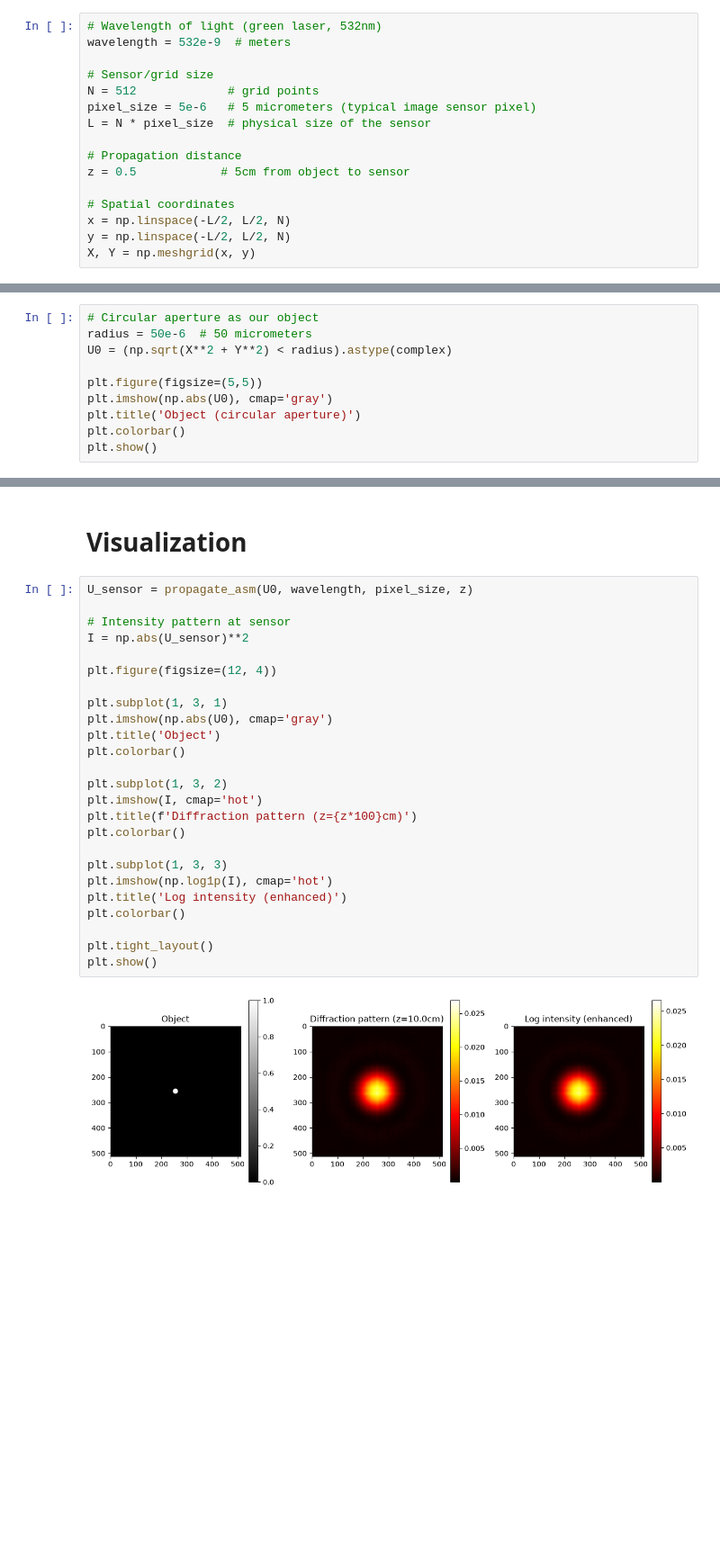
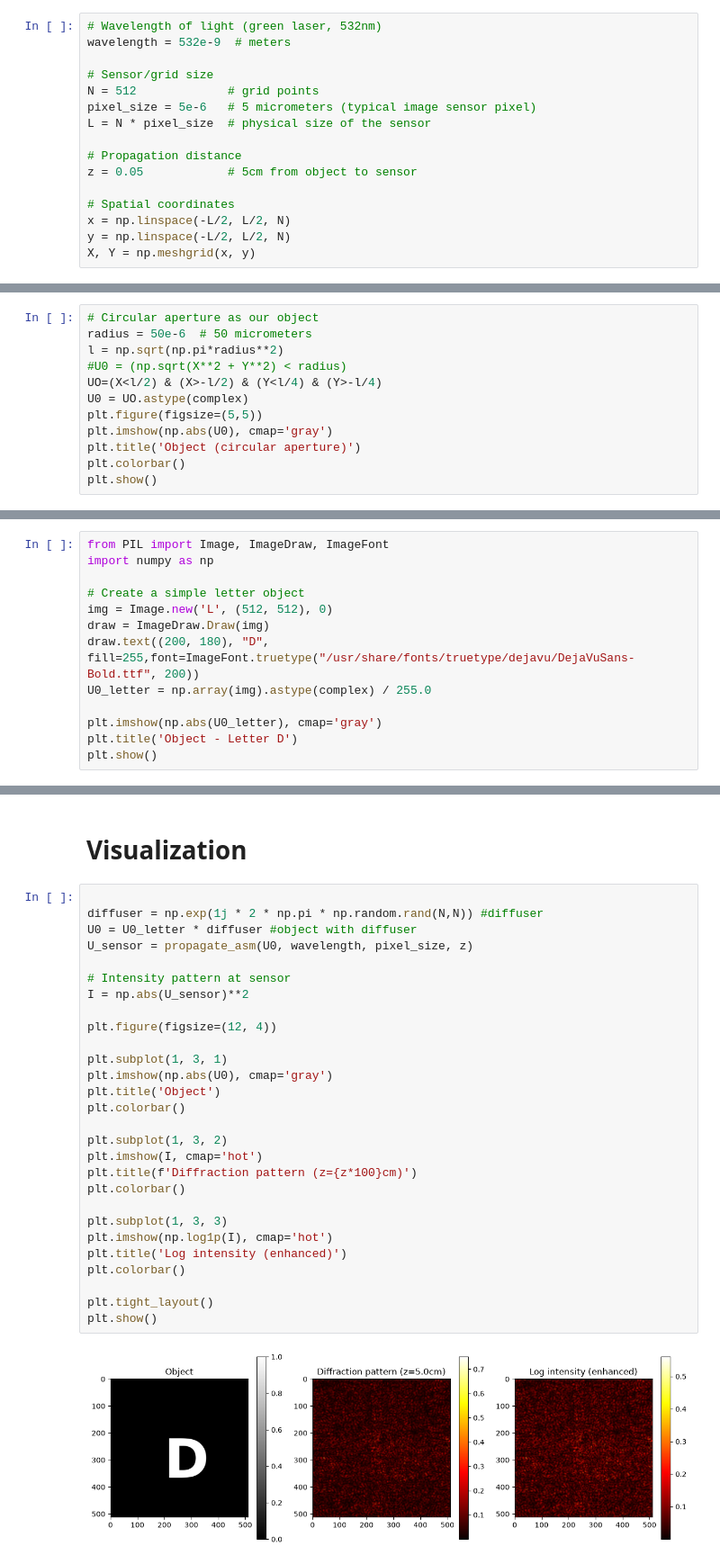
Before and after one commit to phant0mz3ro-lumen-labs/lensless-camera, a Jupyter notebook: notebooks/01_fresnel_diffraction.ipynb, the cells around one changed output, grey strips where cells are left out. Shown at 90% size. Saved outputs shown, nothing was run; the diff lists cells and outputs as text; blank space fills up the shorter version.

```diff
--- a/notebooks/01_fresnel_diffraction.ipynb
+++ b/notebooks/01_fresnel_diffraction.ipynb
@@ -15,7 +15,7 @@ pixel_size = 5e-6   # 5 micrometers (typical image sensor pixel)
 L = N * pixel_size  # physical size of the sensor
 
 # Propagation distance
-z = 0.5            # 5cm from object to sensor
+z = 0.05            # 5cm from object to sensor
 
 # Spatial coordinates
 x = np.linspace(-L/2, L/2, N)
@@ -26,8 +26,10 @@ X, Y = np.meshgrid(x, y)
 # %%
 # Circular aperture as our object
 radius = 50e-6  # 50 micrometers
-U0 = (np.sqrt(X**2 + Y**2) < radius).astype(complex)
-
+l = np.sqrt(np.pi*radius**2)
+#U0 = (np.sqrt(X**2 + Y**2) < radius)
+UO=(X<l/2) & (X>-l/2) & (Y<l/4) & (Y>-l/4)
+U0 = UO.astype(complex)
 plt.figure(figsize=(5,5))
 plt.imshow(np.abs(U0), cmap='gray')
 plt.title('Object (circular aperture)')
@@ -37,0 +42,13 @@ plt.show()
+# %%
+from PIL import Image, ImageDraw, ImageFont
+import numpy as np
+
+# Create a simple letter object
+img = Image.new('L', (512, 512), 0)
+draw = ImageDraw.Draw(img)
+draw.text((200, 180), "D", fill=255,font=ImageFont.truetype("/usr/share/fonts/truetype/dejavu/DejaVuSans-Bold.ttf", 200))
+U0_letter = np.array(img).astype(complex) / 255.0
+
+plt.imshow(np.abs(U0_letter), cmap='gray')
+plt.title('Object - Letter D')
+plt.show()
@@ -63,29 +82,32 @@ def propagate_asm(U0, wavelength, pixel_size, z):
 # %% [markdown]
 # Visualization
 # %%
+
+diffuser = np.exp(1j * 2 * np.pi * np.random.rand(N,N)) #diffuser
+U0 = U0_letter * diffuser #object with diffuser
 U_sensor = propagate_asm(U0, wavelength, pixel_size, z)
 
 # Intensity pattern at sensor
 I = np.abs(U_sensor)**2
 
 plt.figure(figsize=(12, 4))
 
 plt.subplot(1, 3, 1)
 plt.imshow(np.abs(U0), cmap='gray')
 plt.title('Object')
 plt.colorbar()
 
 plt.subplot(1, 3, 2)
 plt.imshow(I, cmap='hot')
 plt.title(f'Diffraction pattern (z={z*100}cm)')
 plt.colorbar()
 
 plt.subplot(1, 3, 3)
 plt.imshow(np.log1p(I), cmap='hot')
 plt.title('Log intensity (enhanced)')
 plt.colorbar()
 
 plt.tight_layout()
 plt.show()
 # %% [output]
-[figure, old version]
+[figure, new version]
```
Also changed, not shown: parts of 8 cells of this notebook.
